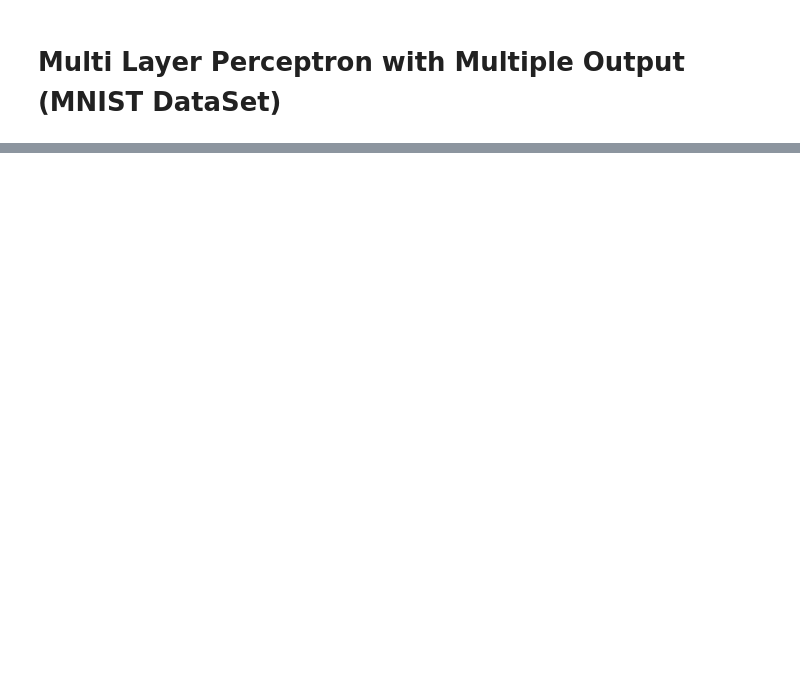
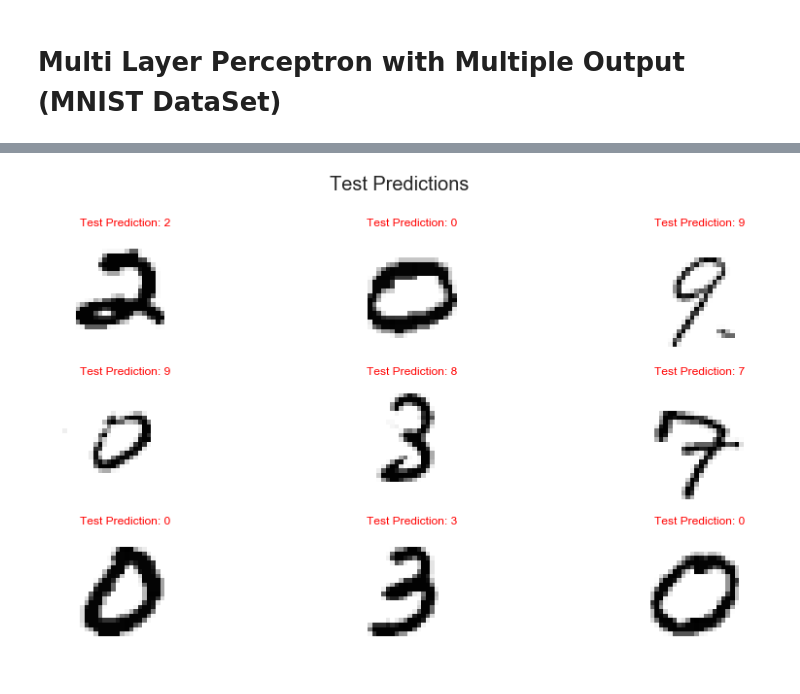
Before and after one commit to chirathdevinda/Machine-Learning-Algorithms, a Jupyter notebook: Multi-Layer Perceptron.ipynb, the cells around one changed output, grey strips where cells are left out. Saved outputs shown, nothing was run; the diff lists cells and outputs as text; code cells hidden in the pictures; blank space fills up the shorter version.

```diff
--- a/Multi-Layer Perceptron.ipynb
+++ b/Multi-Layer Perceptron.ipynb
@@ -82 +92,12 @@ def MLP(trainX, trainY, alpha=0.05, iterations=2):
+# %%
+def show_image(data, predictions):
+    fig = plt.figure(figsize=(15,8))
+    fig.suptitle("Test Predictions", fontsize=20)
+    for i in range(data.shape[0]):
+        ax = "ax" + str(i)
+        ax = fig.add_subplot(3,3,i+1)
+        ax.set_axis_off()
+        ax.set_title("Test Prediction: "+ str(predictions[i]), color="red")
+        ax.imshow(data[i].reshape(28,28))
+    plt.show()
 # %%
@@ -86,0 +117,13 @@ Iterations1 Error: -96.6 Correct Count: 849
+# %%
+testX1, testX2 = preprocess(test_path)
+testX = np.concatenate((testX1, testX2), axis=1)
+# %%
+test_predictions = []
+
+for i in range(testX.shape[0]):
+    prediction = np.argmax(activation_func(testX[i].dot(weights_0_1), "RelU").dot(weights_1_2))
+    test_predictions.append(prediction)
+# %%
+show_image(np.array([testX[0],testX[1],testX[2],testX[3],testX[4],testX[5],testX[6],testX[7],testX[8]]), test_predictions[:9])
+# %% [output]
+[figure, added]
```
Also changed, not shown: parts of 7 cells of this notebook.
